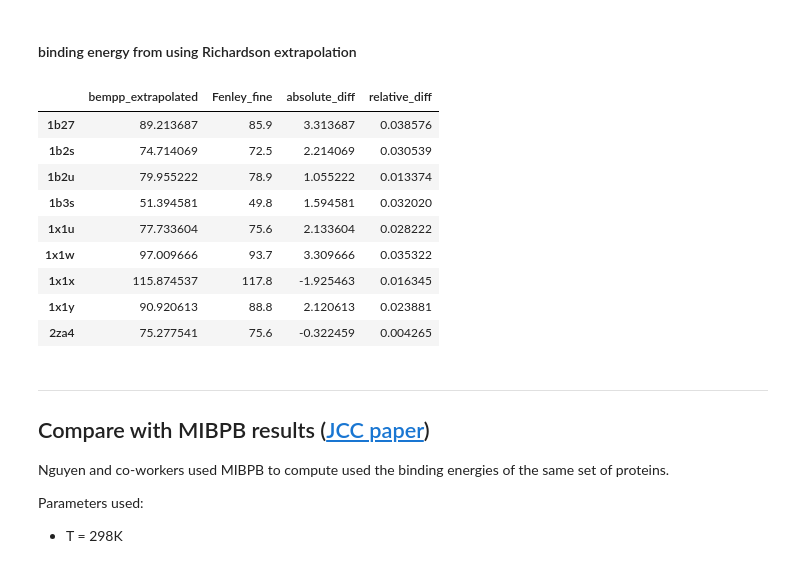
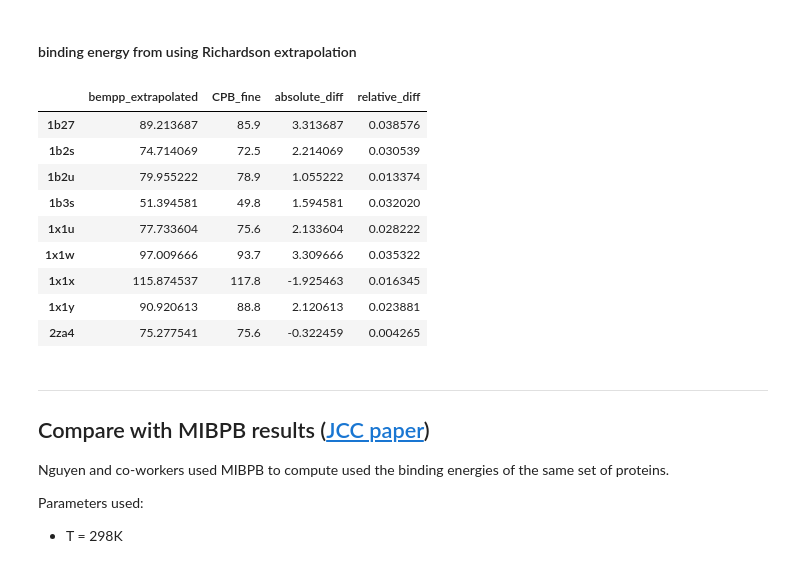
Before and after one commit to barbagroup/bempp_exafmm_paper, a Jupyter notebook: repro-pack/notebooks/binding_energy.ipynb, the cells around one changed output. Drawn from its saved outputs; the diff is of its cells as text; code cells hidden in the pictures.

```diff
--- a/repro-pack/notebooks/binding_energy.ipynb
+++ b/repro-pack/notebooks/binding_energy.ipynb
@@ -29,7 +31,7 @@ Table 1 in their [JCTC paper](https://doi.org/10.1021/ct300765w). Binding free e
 # %%
-df_Fenley = pd.read_csv('binding_energy_results/Fenley_results.csv', index_col=0)
-Fenley_fine = df_Fenley['0.3A']
-df_Fenley
+df_CPB = pd.read_csv('binding_energy_results/Harris_results.csv', index_col=0)
+CPB_fine = df_CPB['0.3A']
+df_CPB
 # %% [output]
 |  | 0.3A | 0.4A | 0.5A | 0.75A | 1A |
 | 1b27 | 85.9 | 86.2 | 96.7 | 172.9 | 273.8 |
@@ -100,11 +113,11 @@ pd.concat({'bempp_fine': bempp_fine,
 # %%
 bempp_extrapolated = df_solv_extrapolated.complex - df_solv_extrapolated.barnase - df_solv_extrapolated.barstar + coulomb
 pd.concat({'bempp_extrapolated': bempp_extrapolated,
-           'Fenley_fine': Fenley_fine,
-           'absolute_diff': bempp_extrapolated-Fenley_fine,
-           'relative_diff': np.abs((Fenley_fine-bempp_extrapolated)/Fenley_fine)}, axis=1)
+           'CPB_fine': CPB_fine,
+           'absolute_diff': bempp_extrapolated-CPB_fine,
+           'relative_diff': np.abs((CPB_fine-bempp_extrapolated)/CPB_fine)}, axis=1)
 # %% [output]
-|  | bempp_extrapolated | Fenley_fine | absolute_diff | relative_diff |
+|  | bempp_extrapolated | CPB_fine | absolute_diff | relative_diff |
 | 1b27 | 89.213687 | 85.9 | 3.313687 | 0.038576 |
 | 1b2s | 74.714069 | 72.5 | 2.214069 | 0.030539 |
 | 1b2u | 79.955222 | 78.9 | 1.055222 | 0.013374 |
```
Also changed, not shown: parts of 5 cells of this notebook, 3 other files.
